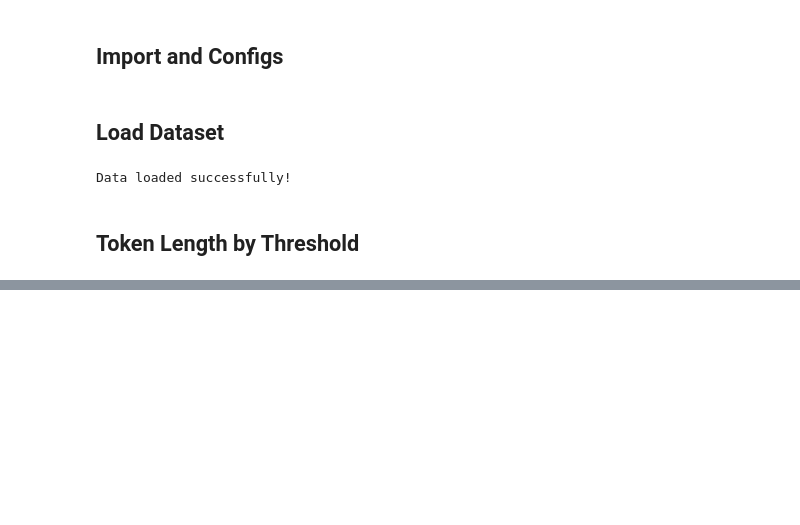
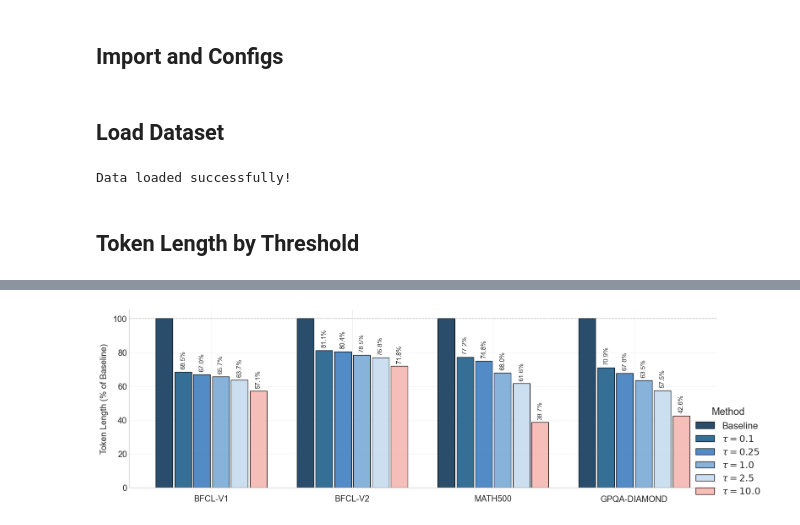
Before and after one commit to ssangjun706/ThinkBrake-Analysis, a Jupyter notebook: notebook/token_length_experiment.ipynb, the cells around one changed output, grey strips where cells are left out. Drawn from its saved outputs; the diff is of its cells as text; code cells hidden in the pictures; blank space fills up the shorter version.

Commit message:
update figures

```diff
--- a/notebook/token_length_experiment.ipynb
+++ b/notebook/token_length_experiment.ipynb
@@ -434,0 +451,95 @@ for model in available_models:
+# %%
+available_models = [m for m in INCLUDE_MODELS if _model_key(m) in thinkbrake_data]
+for model in available_models:
+    mk = _model_key(model)
+    benchmarks_in_model = list(thinkbrake_data[mk].keys())
+    n_benchmarks = len(benchmarks_in_model)
+    if n_benchmarks == 0:
+        continue
+    # Get all threshold values
+    first_benchmark = benchmarks_in_model[0]
+    tb_data = thinkbrake_data[mk][first_benchmark]
+    sorted_thresh_keys = sorted(tb_data.keys(), key=lambda x: float(x.split("_")[1]))
+    thresholds = [k.split("_")[1] for k in sorted_thresh_keys]
+    methods = ["Baseline"] + [rf"$\tau={t}$" for t in thresholds]
+    fig, ax = plt.subplots(1, 1, figsize=(16, 5))
+    display_name = short_names.get(mk, mk)
+    model_benchmarks = []
+    model_token_percentages = {m: [] for m in methods}
+
+    for benchmark in benchmarks_in_model:
+        model_benchmarks.append(benchmark.upper())
+        base_val = rollout_data[mk][benchmark]["avg_token_length"]
+
+        # Baseline is always 100%
+        model_token_percentages["Baseline"].append(100.0)
+
+        tb_data = thinkbrake_data[mk][benchmark]
+        for thresh in thresholds:
+            key = f"threshold_{thresh}"
+            if key in tb_data:
+                thresh_val = tb_data[key]["avg_token_length"]
+                # Calculate percentage relative to baseline
+                percentage = (thresh_val / base_val * 100) if base_val > 0 else 0
+                model_token_percentages[rf"$\tau={thresh}$"].append(percentage)
+            else:
+                model_token_percentages[rf"$\tau={thresh}$"].append(0)
+
+    x = np.arange(len(model_benchmarks))
+    n_methods = len(methods)
+    width = 0.8 / n_methods
+
+    for i, method in enumerate(methods):
+        if not model_token_percentages[method]:
+            continue
+        bars = ax.bar(
+            x + (i - n_methods / 2 + 0.5) * width,
+            model_token_percentages[method],
+            width * 0.9,
+            label=method,
+            color=bar_colors[i % len(bar_colors)],
+            edgecolor="black",
+            alpha=0.9,
+        )
+        for bar_idx, (bar, val) in enumerate(
+            zip(bars, model_token_percentages[method])
+        ):
+            if val > 0 and val != 100:  # Skip label for 100%
+                ax.text(
+                    bar.get_x() + bar.get_width() / 2,
+                    bar.get_height() + max(model_token_percentages[method]) * 0.02,
+                    f"{val:.1f}%",
+                    ha="center",
+                    va="bottom",
+                    fontsize=11,
+                    rotation=90,
+                )
+
+    ax.set_ylabel("Token Length (% of Baseline)", fontsize=14.4, labelpad=8)
+    ax.set_xticks(x)
+    ax.set_xticklabels(model_benchmarks, fontsize=14.4)
+    ax.tick_params(axis="x", pad=12)
+    ax.tick_params(axis="y", labelsize=14.4)
+
+    # Add a horizontal line at 100% for reference
+    ax.axhline(y=100, color="gray", linestyle="--", linewidth=1, alpha=0.5)
+
+    ax.legend(
+        loc="upper center",
+        bbox_to_anchor=(1.02, 0.5),
+        fontsize=16,
+        framealpha=0.9,
+        title="Method",
+        title_fontsize=17,
+    )
+    ax.grid(True, axis="y", alpha=0.3)
+    ax.grid(True, axis="x", alpha=0.3)
+    ax.spines["top"].set_visible(False)
+    ax.spines["right"].set_visible(False)
+    plt.tight_layout()
+    output_path = f"../assets/{display_name}_avg_token_length.pdf"
+    plt.savefig(output_path, format="pdf", bbox_inches="tight", dpi=300)
+    plt.show()
+    plt.close(fig)
+# %% [output]
+[figure, added]
```
Also changed, not shown: parts of 9 cells of this notebook, 11 other files.
